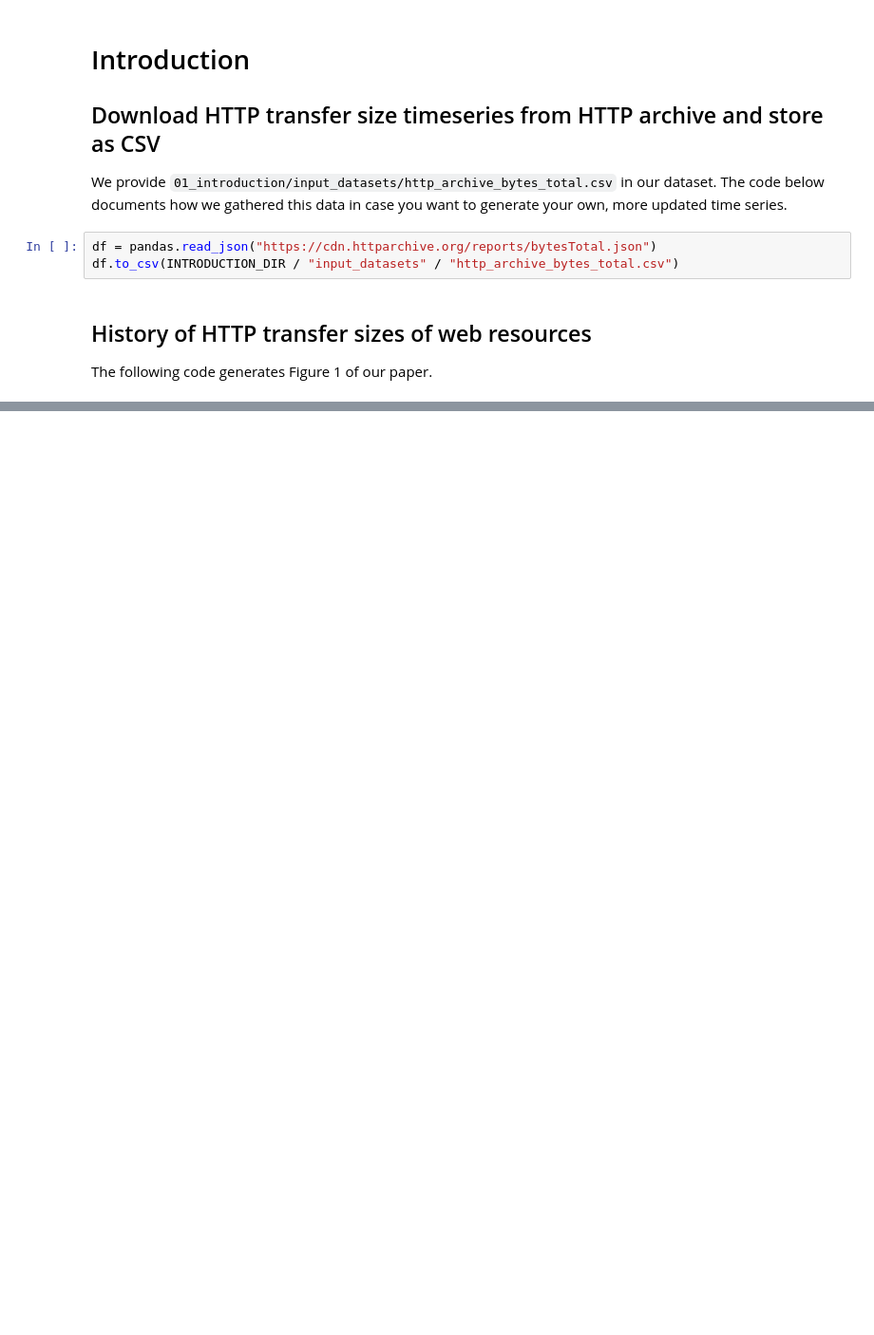
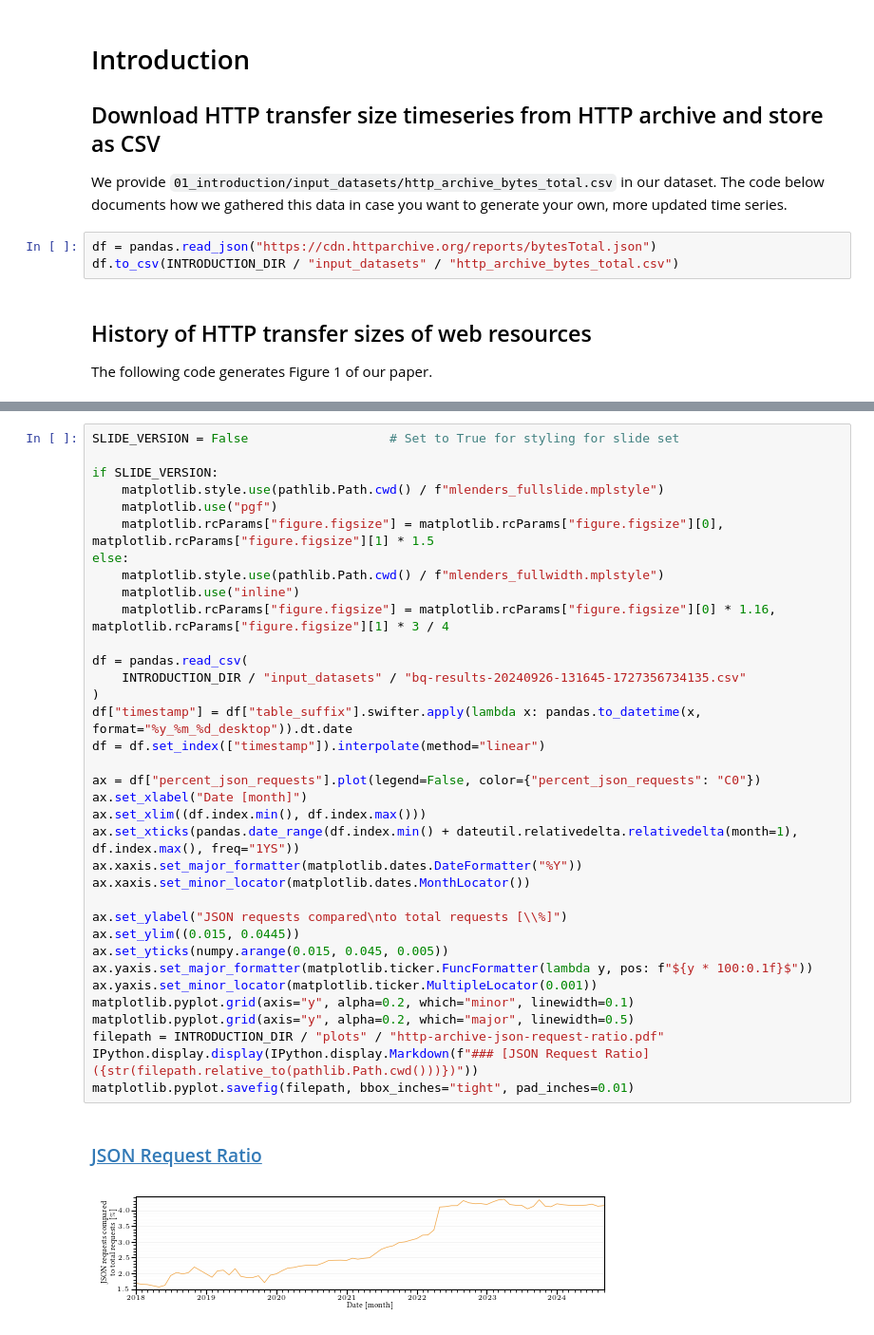
Before and after one commit to miri64/artifacts-tnsm26-cbor-dns-eval, a Jupyter notebook: 01_introduction.ipynb, the cells around one changed output, grey strips where cells are left out. Shown at 95% size. Drawn from its saved outputs; the diff is of its cells as text; blank space fills up the shorter version.

```diff
--- a/01_introduction.ipynb
+++ b/01_introduction.ipynb
@@ -107,0 +147,38 @@ matplotlib.pyplot.savefig(filepath, bbox_inches="tight", pad_inches=0.01)
+# %%
+SLIDE_VERSION = False                   # Set to True for styling for slide set
+
+if SLIDE_VERSION:
+    matplotlib.style.use(pathlib.Path.cwd() / f"mlenders_fullslide.mplstyle")
+    matplotlib.use("pgf")
+    matplotlib.rcParams["figure.figsize"] = matplotlib.rcParams["figure.figsize"][0], matplotlib.rcParams["figure.figsize"][1] * 1.5
+else:
+    matplotlib.style.use(pathlib.Path.cwd() / f"mlenders_fullwidth.mplstyle")
+    matplotlib.use("inline")
+    matplotlib.rcParams["figure.figsize"] = matplotlib.rcParams["figure.figsize"][0] * 1.16, matplotlib.rcParams["figure.figsize"][1] * 3 / 4
+
+df = pandas.read_csv(
+    INTRODUCTION_DIR / "input_datasets" / "bq-results-20240926-131645-1727356734135.csv"
+)
+df["timestamp"] = df["table_suffix"].swifter.apply(lambda x: pandas.to_datetime(x, format="%y_%m_%d_desktop")).dt.date
+df = df.set_index(["timestamp"]).interpolate(method="linear")
+
+ax = df["percent_json_requests"].plot(legend=False, color={"percent_json_requests": "C0"})
+ax.set_xlabel("Date [month]")
+ax.set_xlim((df.index.min(), df.index.max()))
+ax.set_xticks(pandas.date_range(df.index.min() + dateutil.relativedelta.relativedelta(month=1), df.index.max(), freq="1YS"))
+ax.xaxis.set_major_formatter(matplotlib.dates.DateFormatter("%Y"))
+ax.xaxis.set_minor_locator(matplotlib.dates.MonthLocator())
+
+ax.set_ylabel("JSON requests compared\nto total requests [\\%]")
+ax.set_ylim((0.015, 0.0445))
+ax.set_yticks(numpy.arange(0.015, 0.045, 0.005))
+ax.yaxis.set_major_formatter(matplotlib.ticker.FuncFormatter(lambda y, pos: f"${y * 100:0.1f}$"))
+ax.yaxis.set_minor_locator(matplotlib.ticker.MultipleLocator(0.001))
+matplotlib.pyplot.grid(axis="y", alpha=0.2, which="minor", linewidth=0.1)
+matplotlib.pyplot.grid(axis="y", alpha=0.2, which="major", linewidth=0.5)
+filepath = INTRODUCTION_DIR / "plots" / "http-archive-json-request-ratio.pdf"
+IPython.display.display(IPython.display.Markdown(f"### [JSON Request Ratio]({str(filepath.relative_to(pathlib.Path.cwd()))})"))
+matplotlib.pyplot.savefig(filepath, bbox_inches="tight", pad_inches=0.01)
+# %% [output]
+### [JSON Request Ratio](01_introduction/plots/http-archive-json-request-ratio.pdf)
+[figure, added]
```
Also changed, not shown: parts of 4 cells of this notebook, 4 other files.
